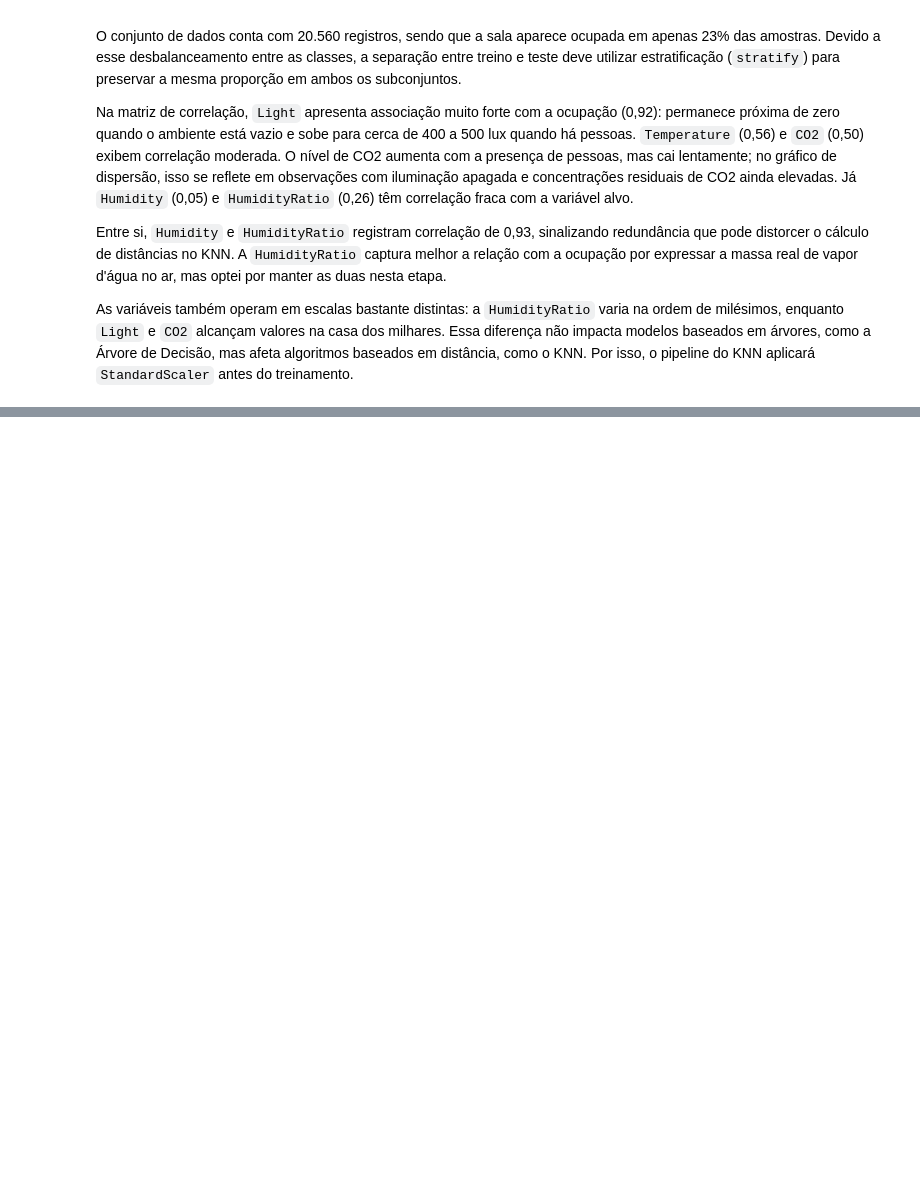
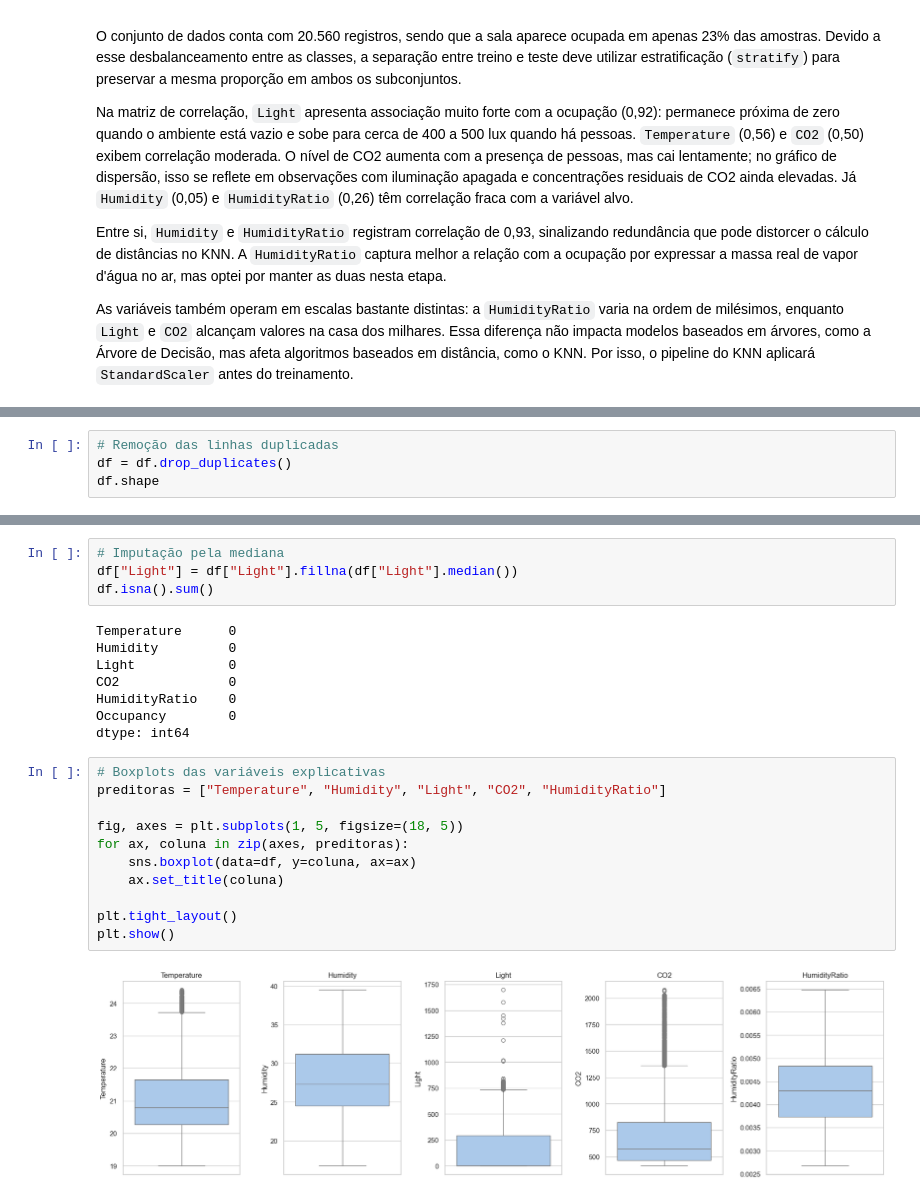
Before and after one commit to AnaysaLopes/occupancy-detection-ml, a Jupyter notebook: occupancy_detection.ipynb, the cells around one changed output, grey strips where cells are left out. Saved outputs shown, nothing was run; the diff lists cells and outputs as text; blank space fills up the shorter version.

```diff
--- a/occupancy_detection.ipynb
+++ b/occupancy_detection.ipynb
@@ -156,0 +260,4 @@ As variáveis também operam em escalas bastante distintas: a `HumidityRatio` va
+# %%
+# Remoção das linhas duplicadas
+df = df.drop_duplicates()
+df.shape
@@ -156,0 +288,25 @@ As variáveis também operam em escalas bastante distintas: a `HumidityRatio` va
+# %%
+# Imputação pela mediana
+df["Light"] = df["Light"].fillna(df["Light"].median())
+df.isna().sum()
+# %% [output]
+Temperature      0
+Humidity         0
+Light            0
+CO2              0
+HumidityRatio    0
+Occupancy        0
+dtype: int64
+# %%
+# Boxplots das variáveis explicativas
+preditoras = ["Temperature", "Humidity", "Light", "CO2", "HumidityRatio"]
+
+fig, axes = plt.subplots(1, 5, figsize=(18, 5))
+for ax, coluna in zip(axes, preditoras):
+    sns.boxplot(data=df, y=coluna, ax=ax)
+    ax.set_title(coluna)
+
+plt.tight_layout()
+plt.show()
+# %% [output]
+[figure, added]
```
Also changed, not shown: parts of 17 cells of this notebook.
